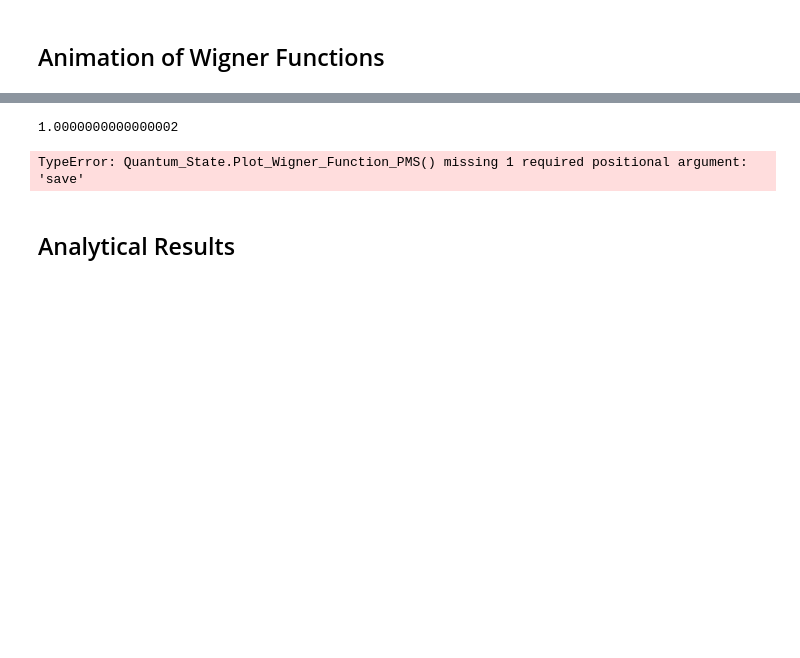
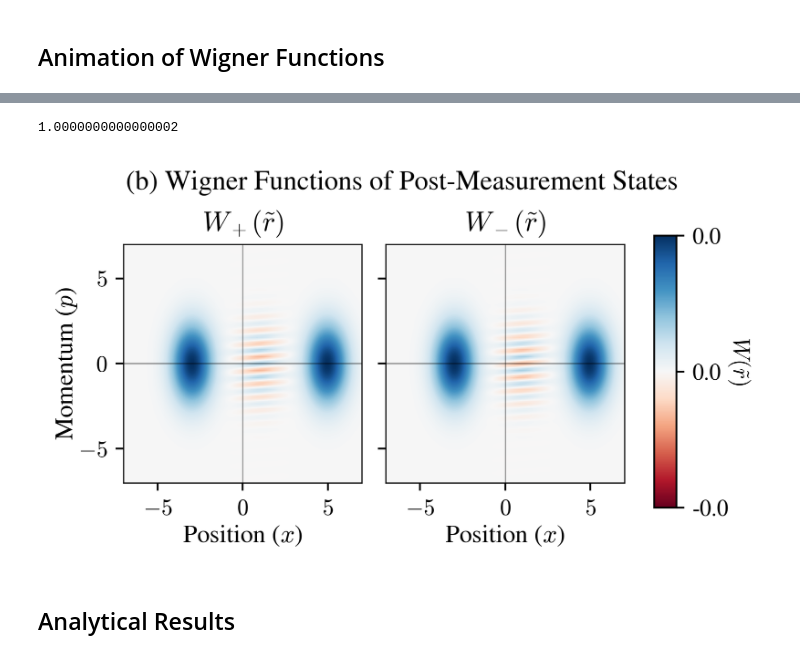
Before and after one commit to LorenzoBracciniUCL/GBCS, a Jupyter notebook: notebooks/Examples_Paper.ipynb, the cells around one changed output, grey strips where cells are left out. Saved outputs shown, nothing was run; the diff lists cells and outputs as text; code cells hidden in the pictures; blank space fills up the shorter version.

```diff
--- a/notebooks/Examples_Paper.ipynb
+++ b/notebooks/Examples_Paper.ipynb
@@ -107,22 +106,22 @@ TypeError: Quantum_State.Animate_Wigner_Function_Diag() missing 1 required posit
 # %%
 sigma_x = np.array([[0,1],[1,0]])/2
 steps = 101
 mode_number = 0
 time_index = 50
 bar_limits = [0,0.5]
 sigma_para = 0.7
 n_frames = len(GCS.t_array)
 array_tick = np.linspace(-5,5,3)
 GCS.Qubit_Ideal_Measurament(sigma_x, 'Time')
 
 
 print(t_array[time_index]/np.pi)
 
 
-GCS.Plot_Wigner_Function_PMS(steps, time_index, mode_number, sigma_para, array_tick, False)
+GCS.Plot_Wigner_Function_PMS(steps, time_index, mode_number, sigma_para, array_tick, False, False)
 # %% [output]
 1.0000000000000002
-TypeError: Quantum_State.Plot_Wigner_Function_PMS() missing 1 required positional argument: 'save'
+[figure, added]
 # %% [markdown]
 ## Analytical Results
 # %%
```
Also changed, not shown: parts of 7 cells of this notebook, 35 other files.
